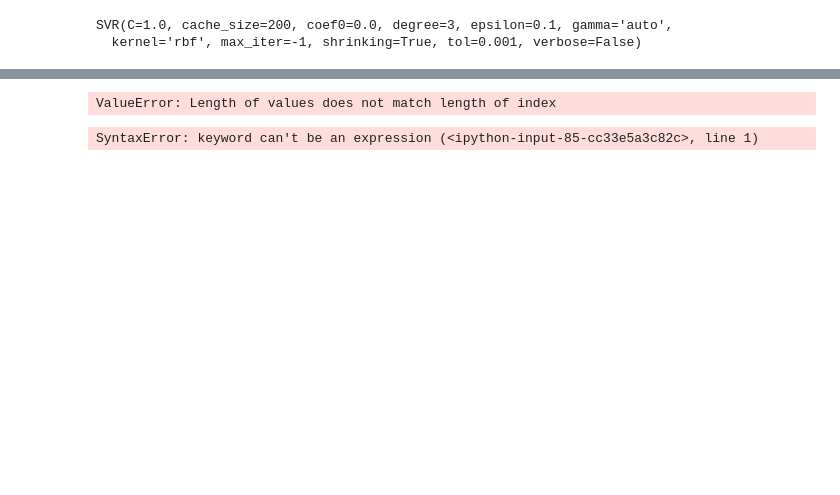
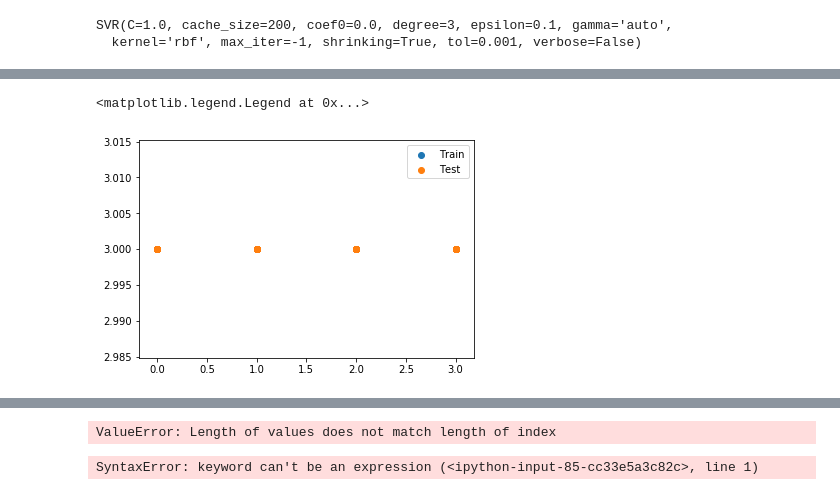
Before and after one commit to mobouzari/MLIndependentStudy, a Jupyter notebook: 80-20 with accuracy plots, fit, predict.ipynb, the cells around one changed output, grey strips where cells are left out. Cells and saved outputs as stored; diff of their text form; code cells hidden in the pictures; blank space fills up the shorter version.

```diff
--- a/80-20 with accuracy plots, fit, predict.ipynb
+++ b/80-20 with accuracy plots, fit, predict.ipynb
@@ -256,3 +282,10 @@ scores.mean()
+# %%
+plt.scatter(ytrainClassifier, clf.predict(xtrain), label="Train")
+plt.scatter(ytestClassifier, clf.predict(xtest), label="Test")
+plt.legend()
+# %% [output]
+<matplotlib.legend.Legend at 0x...>
+[figure, added]
 # %%
 from sklearn.ensemble import GradientBoostingClassifier
 from sklearn.ensemble.partial_dependence import plot_partial_dependence
```
Also changed, not shown: parts of 25 cells of this notebook.
